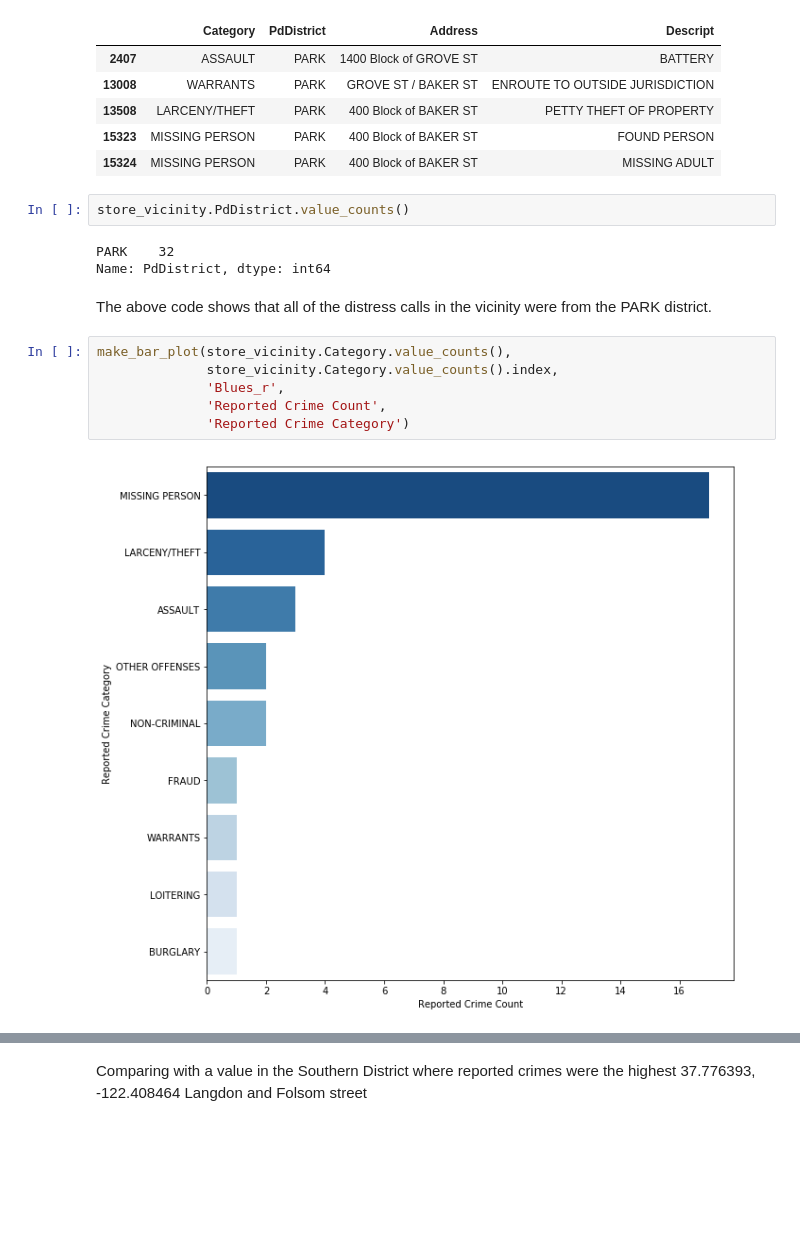
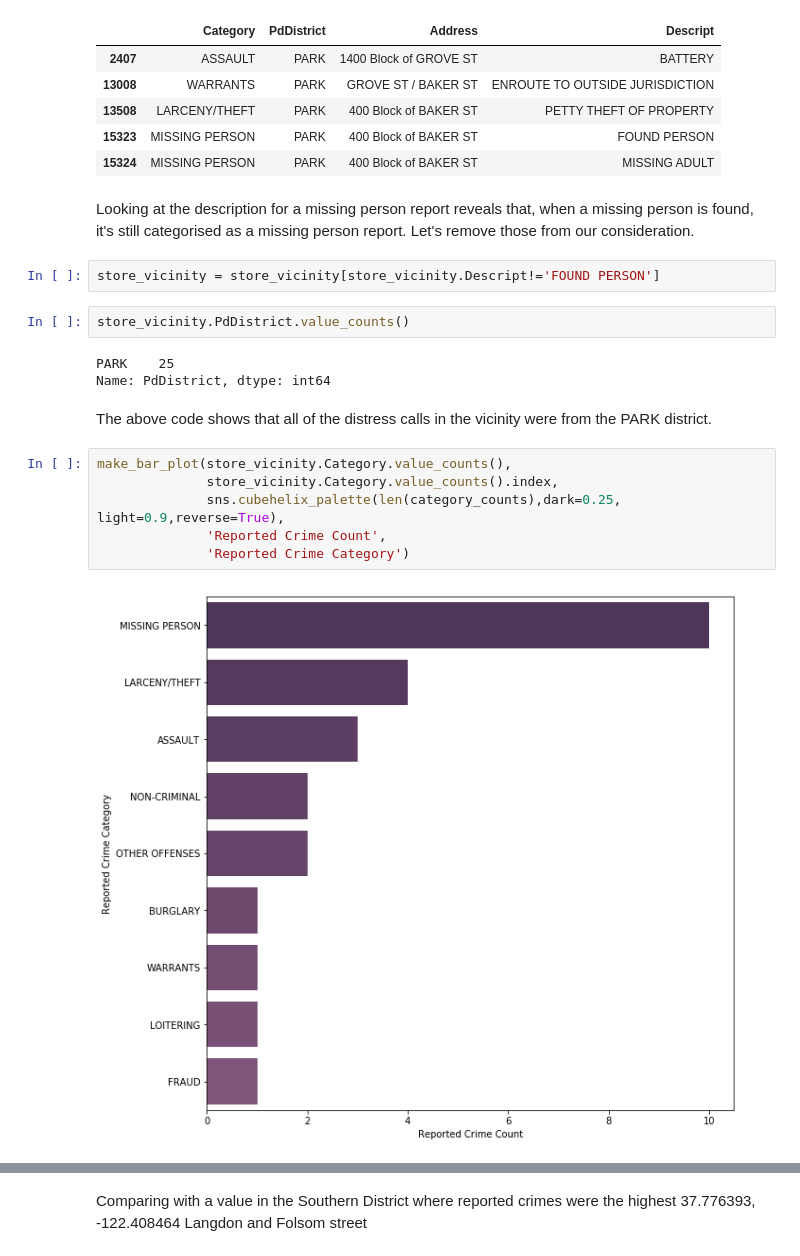
Before and after one commit to cmattey/VisaCaseStudy, a Jupyter notebook: VisaCaseStudy1.ipynb, the cells around one changed output, grey strips where cells are left out. Cells and saved outputs as stored; diff of their text form; blank space fills up the shorter version.

```diff
--- a/VisaCaseStudy1.ipynb
+++ b/VisaCaseStudy1.ipynb
@@ -186,19 +197,23 @@ store_vicinity.head()
 | 13508 | LARCENY/THEFT | PARK | 400 Block of BAKER ST | PETTY THEFT OF PROPERTY |
 | 15323 | MISSING PERSON | PARK | 400 Block of BAKER ST | FOUND PERSON |
 | 15324 | MISSING PERSON | PARK | 400 Block of BAKER ST | MISSING ADULT |
+# %% [markdown]
+Looking at the description for a missing person report reveals that, when a missing person is found, it's still categorised as a missing person report. Let's remove those from our consideration.
+# %%
+store_vicinity = store_vicinity[store_vicinity.Descript!='FOUND PERSON']
 # %%
 store_vicinity.PdDistrict.value_counts()
 # %% [output]
-PARK    32
+PARK    25
 Name: PdDistrict, dtype: int64
 # %% [markdown]
 The above code shows that all of the distress calls in the vicinity were from the PARK district.
 # %%
 make_bar_plot(store_vicinity.Category.value_counts(),
               store_vicinity.Category.value_counts().index,
-              'Blues_r',
+              sns.cubehelix_palette(len(category_counts),dark=0.25, light=0.9,reverse=True),
               'Reported Crime Count',
               'Reported Crime Category')
 # %% [output]
-[figure, old version]
+[figure, new version]
 # %% [markdown]
```
Also changed, not shown: parts of 66 cells of this notebook.
